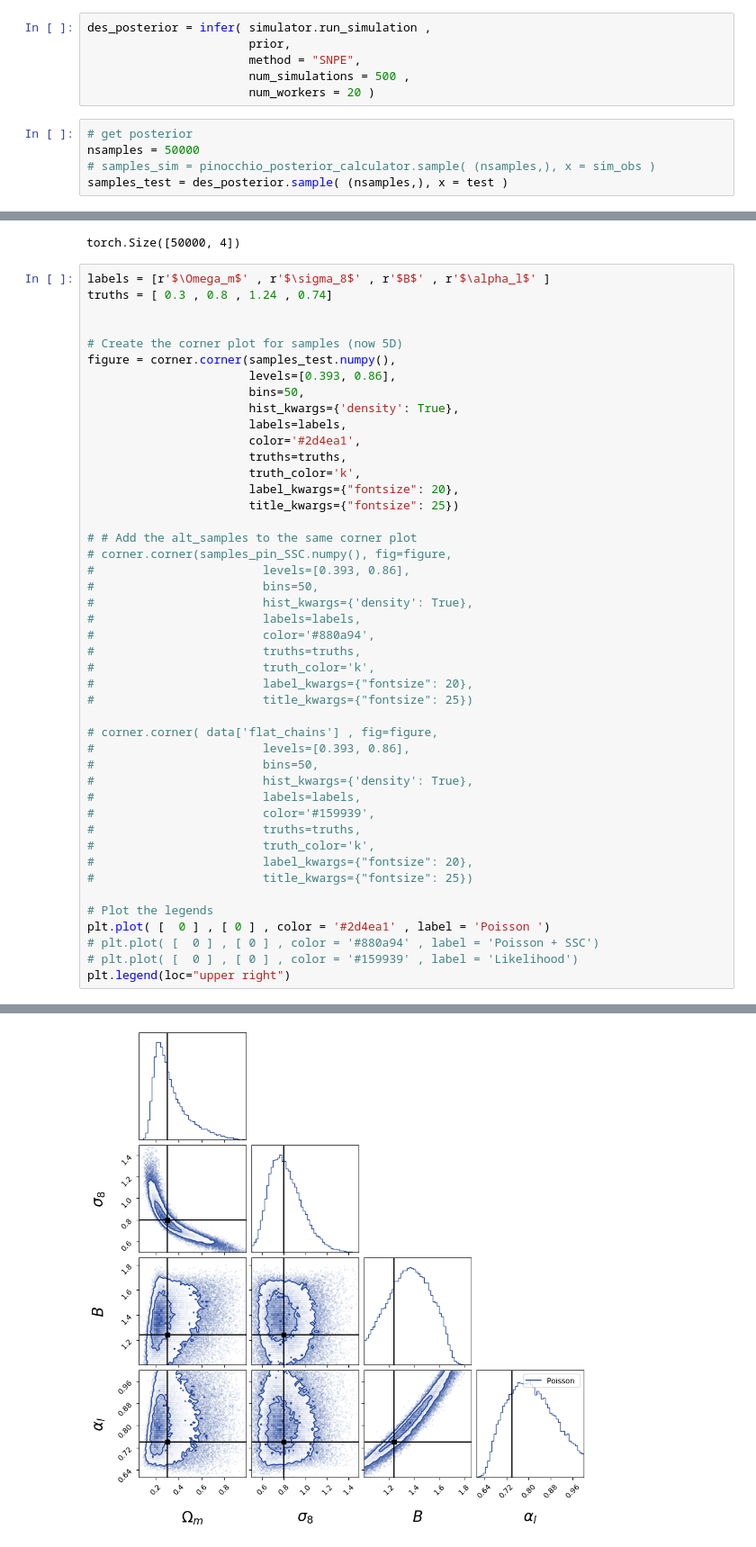
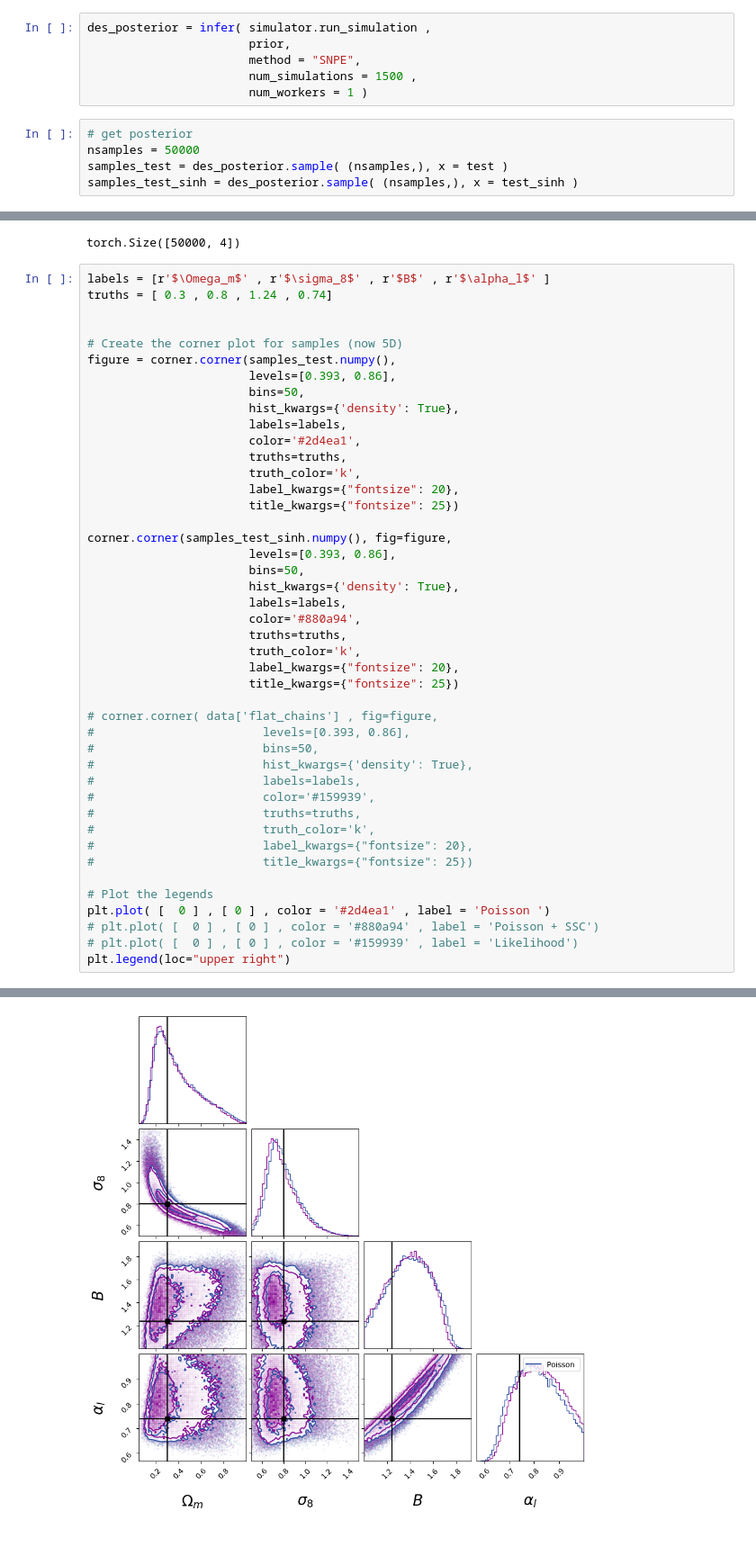
Before and after one commit to calumhrmurray/capish, a Jupyter notebook: notebooks/calum/sbi_test.ipynb, the cells around one changed output, grey strips where cells are left out. Shown at 90% size. Drawn from its saved outputs; the diff is of its cells as text.

```diff
--- a/notebooks/calum/sbi_test.ipynb
+++ b/notebooks/calum/sbi_test.ipynb
@@ -97,13 +97,13 @@ prior = utils.BoxUniform( low = [ 0.05 , 0.5  , 1 , 0.5 ] ,
 des_posterior = infer( simulator.run_simulation ,
                        prior,
                        method = "SNPE",
-                       num_simulations = 500 ,
-                       num_workers = 20 )
+                       num_simulations = 1500 ,
+                       num_workers = 1 )
 # %%
 # get posterior
 nsamples = 50000
-# samples_sim = pinocchio_posterior_calculator.sample( (nsamples,), x = sim_obs )
 samples_test = des_posterior.sample( (nsamples,), x = test )
+samples_test_sinh = des_posterior.sample( (nsamples,), x = test_sinh )
 # %%
 import corner
 # %%
@@ -119,42 +119,41 @@ truths = [ 0.3 , 0.8 , 1.24 , 0.74]
 figure = corner.corner(samples_test.numpy(),
                        levels=[0.393, 0.86],
                        bins=50,
                        hist_kwargs={'density': True},
                        labels=labels,
                        color='#2d4ea1',
                        truths=truths,
                        truth_color='k',
                        label_kwargs={"fontsize": 20},
                        title_kwargs={"fontsize": 25})
 
-# # Add the alt_samples to the same corner plot
-# corner.corner(samples_pin_SSC.numpy(), fig=figure,
-#                        levels=[0.393, 0.86],
-#                        bins=50,
-#                        hist_kwargs={'density': True},
-#                        labels=labels,
-#                        color='#880a94',
-#                        truths=truths,
-#                        truth_color='k',
-#                        label_kwargs={"fontsize": 20},
-#                        title_kwargs={"fontsize": 25})
+corner.corner(samples_test_sinh.numpy(), fig=figure,
+                       levels=[0.393, 0.86],
+                       bins=50,
+                       hist_kwargs={'density': True},
+                       labels=labels,
+                       color='#880a94',
+                       truths=truths,
+                       truth_color='k',
+                       label_kwargs={"fontsize": 20},
+                       title_kwargs={"fontsize": 25})
 
 # corner.corner( data['flat_chains'] , fig=figure,
 #                        levels=[0.393, 0.86],
 #                        bins=50,
 #                        hist_kwargs={'density': True},
 #                        labels=labels,
 #                        color='#159939',
 #                        truths=truths,
 #                        truth_color='k',
 #                        label_kwargs={"fontsize": 20},
 #                        title_kwargs={"fontsize": 25})
 
 # Plot the legends
 plt.plot( [  0 ] , [ 0 ] , color = '#2d4ea1' , label = 'Poisson ')
 # plt.plot( [  0 ] , [ 0 ] , color = '#880a94' , label = 'Poisson + SSC')
 # plt.plot( [  0 ] , [ 0 ] , color = '#159939' , label = 'Likelihood')
 plt.legend(loc="upper right")
 # %% [output]
 <matplotlib.legend.Legend at 0x...>
-[figure, old version]
+[figure, new version]
```
Also changed, not shown: 10 other files.
